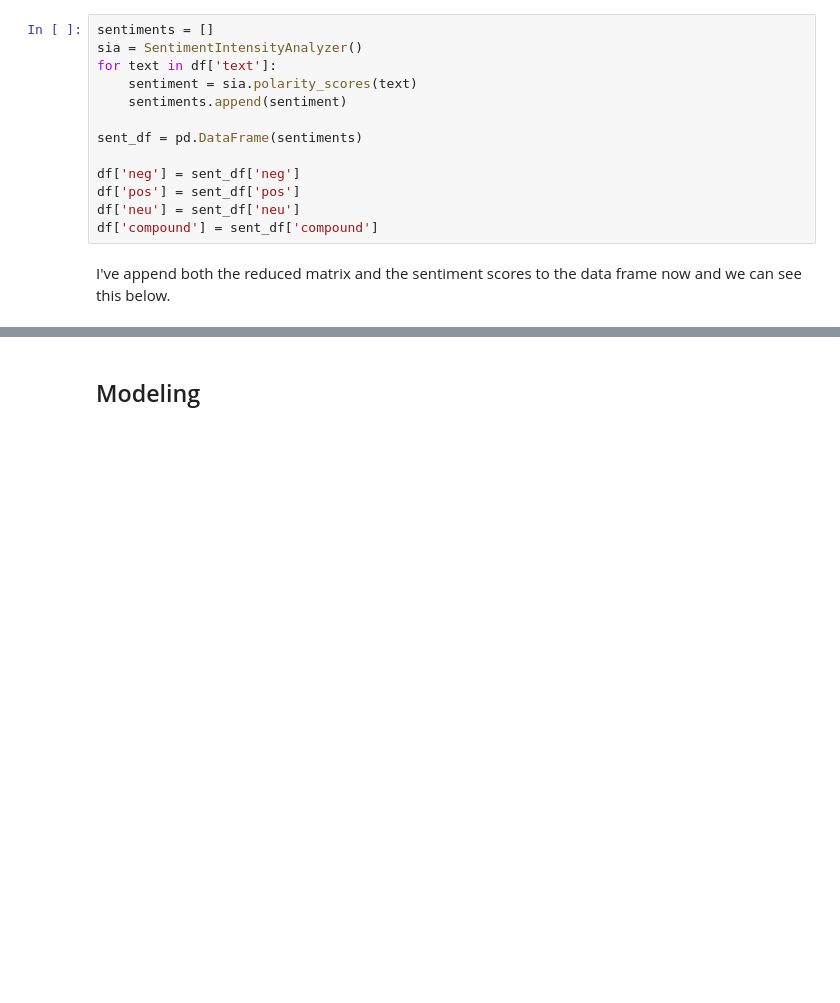
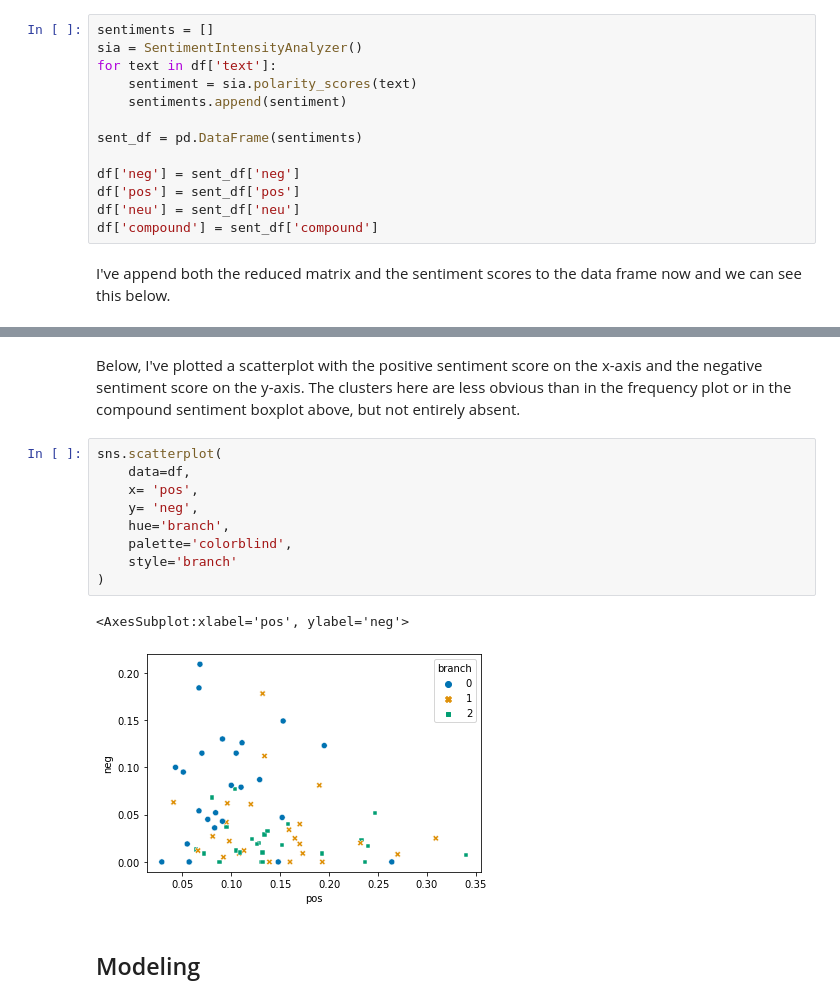
Before and after one commit to billingsmoore/unsupervised-scripture-classification, a Jupyter notebook: scripture-classification.ipynb, the cells around one changed output, grey strips where cells are left out. Saved outputs shown, nothing was run; the diff lists cells and outputs as text; blank space fills up the shorter version.

```diff
--- a/scripture-classification.ipynb
+++ b/scripture-classification.ipynb
@@ -168,3 +170,17 @@ sns.boxplot(
+# %% [markdown]
+Below, I've plotted a scatterplot with the positive sentiment score on the x-axis and the negative sentiment score on the y-axis. The clusters here are less obvious than in the frequency plot or in the compound sentiment boxplot above, but not entirely absent.
+# %%
+sns.scatterplot(
+    data=df,
+    x= 'pos',
+    y= 'neg',
+    hue='branch',
+    palette='colorblind',
+    style='branch'
+)
+# %% [output]
+<AxesSubplot:xlabel='pos', ylabel='neg'>
+[figure, added]
 # %% [markdown]
 ## Modeling
 # %% [markdown]
```
Also changed, not shown: parts of 37 cells of this notebook.
